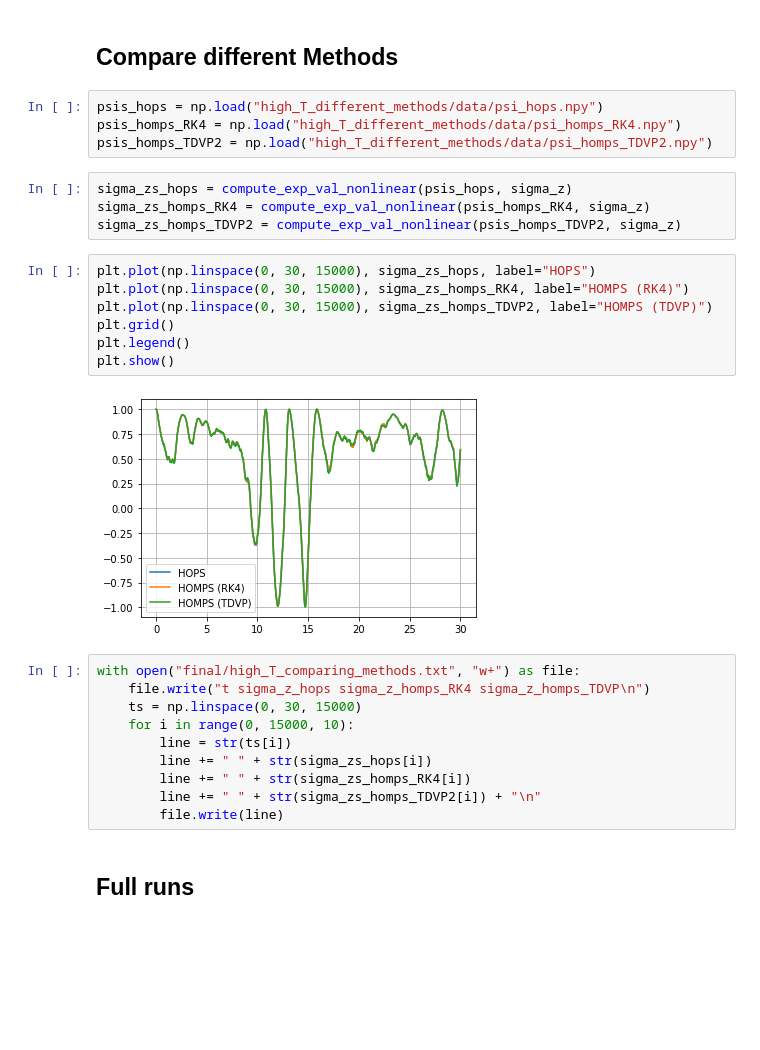
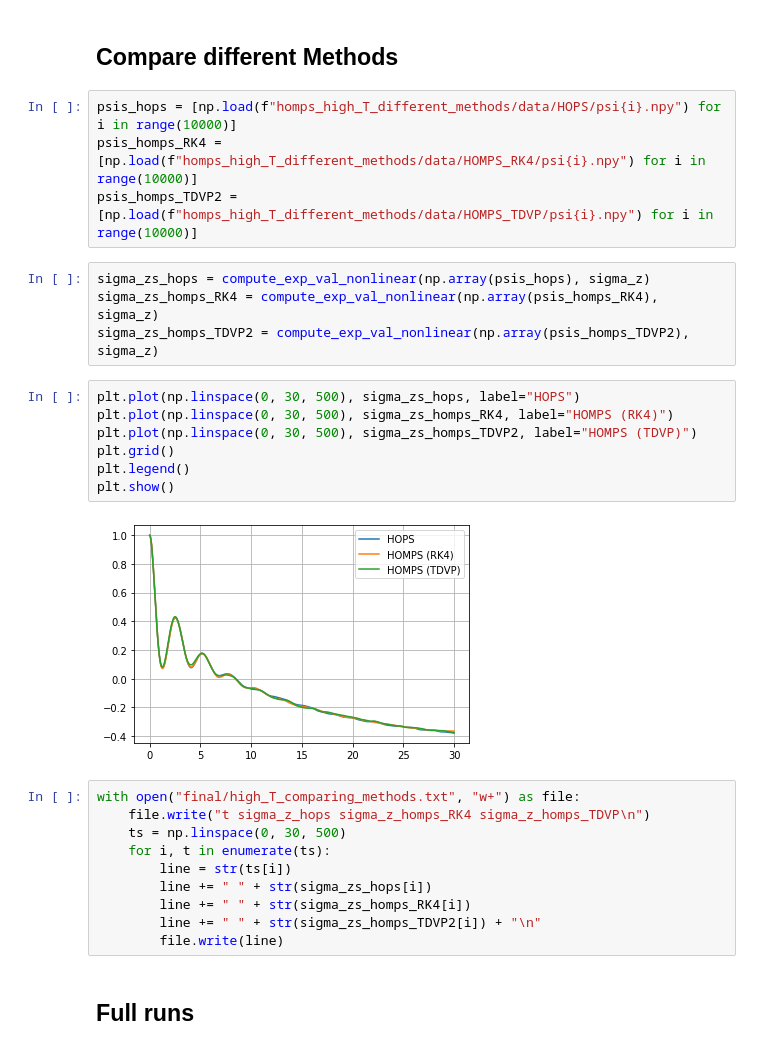
Before and after one commit to SnackerBit/HOPS, a Jupyter notebook: production/plots.ipynb, the cells around one changed output. Cells and saved outputs as stored; diff of their text form; blank space fills up the shorter version.

```diff
--- a/production/plots.ipynb
+++ b/production/plots.ipynb
@@ -264,27 +264,27 @@ with open("final/high_T_BCF.txt", "w+") as file:
 # %% [markdown]
 ## Compare different Methods
 # %%
-psis_hops = np.load("high_T_different_methods/data/psi_hops.npy")
-psis_homps_RK4 = np.load("high_T_different_methods/data/psi_homps_RK4.npy")
-psis_homps_TDVP2 = np.load("high_T_different_methods/data/psi_homps_TDVP2.npy")
+psis_hops = [np.load(f"homps_high_T_different_methods/data/HOPS/psi{i}.npy") for i in range(10000)]
+psis_homps_RK4 = [np.load(f"homps_high_T_different_methods/data/HOMPS_RK4/psi{i}.npy") for i in range(10000)]
+psis_homps_TDVP2 = [np.load(f"homps_high_T_different_methods/data/HOMPS_TDVP/psi{i}.npy") for i in range(10000)]
 # %%
-sigma_zs_hops = compute_exp_val_nonlinear(psis_hops, sigma_z)
-sigma_zs_homps_RK4 = compute_exp_val_nonlinear(psis_homps_RK4, sigma_z)
-sigma_zs_homps_TDVP2 = compute_exp_val_nonlinear(psis_homps_TDVP2, sigma_z)
+sigma_zs_hops = compute_exp_val_nonlinear(np.array(psis_hops), sigma_z)
+sigma_zs_homps_RK4 = compute_exp_val_nonlinear(np.array(psis_homps_RK4), sigma_z)
+sigma_zs_homps_TDVP2 = compute_exp_val_nonlinear(np.array(psis_homps_TDVP2), sigma_z)
 # %%
-plt.plot(np.linspace(0, 30, 15000), sigma_zs_hops, label="HOPS")
-plt.plot(np.linspace(0, 30, 15000), sigma_zs_homps_RK4, label="HOMPS (RK4)")
-plt.plot(np.linspace(0, 30, 15000), sigma_zs_homps_TDVP2, label="HOMPS (TDVP)")
+plt.plot(np.linspace(0, 30, 500), sigma_zs_hops, label="HOPS")
+plt.plot(np.linspace(0, 30, 500), sigma_zs_homps_RK4, label="HOMPS (RK4)")
+plt.plot(np.linspace(0, 30, 500), sigma_zs_homps_TDVP2, label="HOMPS (TDVP)")
 plt.grid()
 plt.legend()
 plt.show()
 # %% [output]
-[figure, old version]
+[figure, new version]
 # %%
 with open("final/high_T_comparing_methods.txt", "w+") as file:
     file.write("t sigma_z_hops sigma_z_homps_RK4 sigma_z_homps_TDVP\n")
-    ts = np.linspace(0, 30, 15000)
-    for i in range(0, 15000, 10):
+    ts = np.linspace(0, 30, 500)
+    for i, t in enumerate(ts):
         line = str(ts[i])
         line += " " + str(sigma_zs_hops[i])
         line += " " + str(sigma_zs_homps_RK4[i])
```
Also changed, not shown: parts of 21 cells of this notebook, 20 other files.
